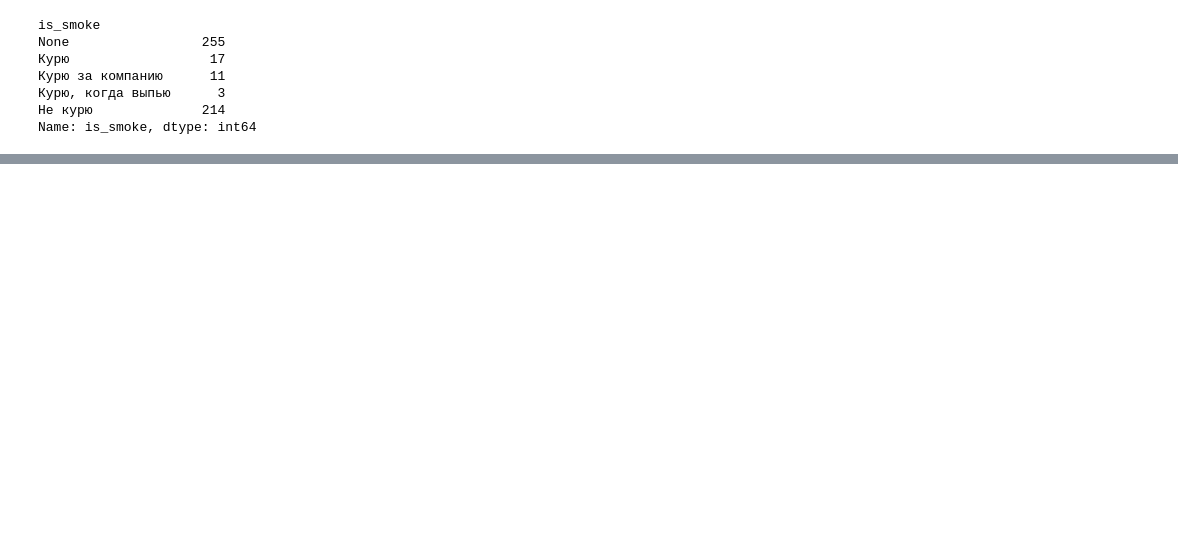
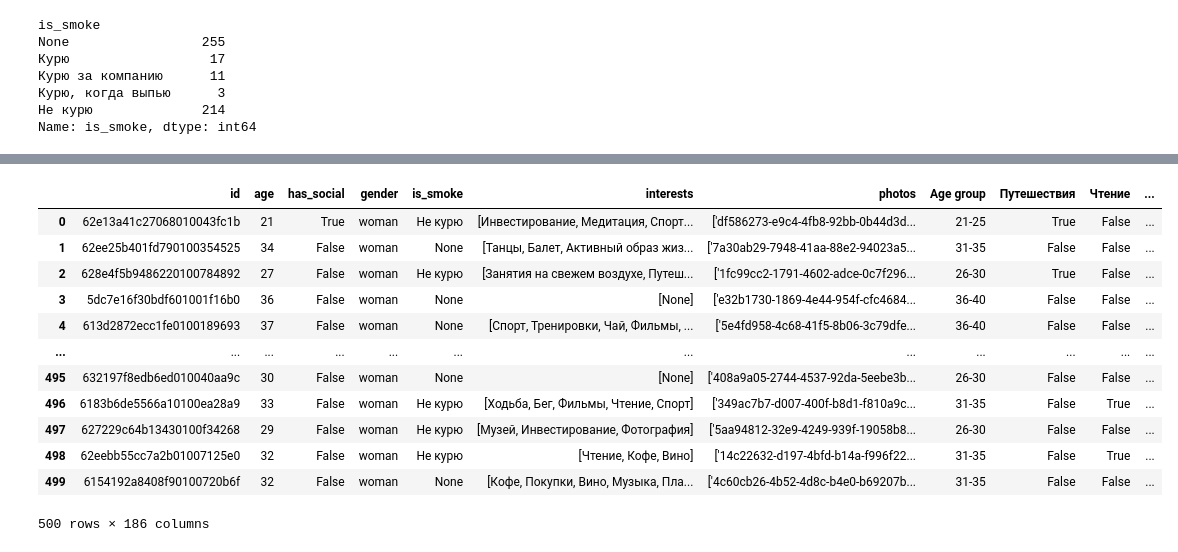
Before and after one commit to e-margot/TinAnal, a Jupyter notebook: Convert_json_to_csv.ipynb, the cells around one changed output, grey strips where cells are left out. Cells and saved outputs as stored; diff of their text form; code cells hidden in the pictures; blank space fills up the shorter version.

```diff
--- a/Convert_json_to_csv.ipynb
+++ b/Convert_json_to_csv.ipynb
@@ -168,0 +517,16 @@ Name: is_smoke, dtype: int64
+# %%
+res
+# %% [output]
+|  | id | age | has_social | gender | is_smoke | interests | photos | Age group | Путешествия | Чтение | ... |
+| 0 | 62e13a41c27068010043fc1b | 21 | True | woman | Не курю | [Инвестирование, Медитация, Спорт... | ['df586273-e9c4-4fb8-92bb-0b44d3d... | 21-25 | True | False | ... |
+| 1 | 62ee25b401fd790100354525 | 34 | False | woman | None | [Танцы, Балет, Активный образ жиз... | ['7a30ab29-7948-41aa-88e2-94023a5... | 31-35 | False | False | ... |
+| 2 | 628e4f5b9486220100784892 | 27 | False | woman | Не курю | [Занятия на свежем воздухе, Путеш... | ['1fc99cc2-1791-4602-adce-0c7f296... | 26-30 | True | False | ... |
+| 3 | 5dc7e16f30bdf601001f16b0 | 36 | False | woman | None | [None] | ['e32b1730-1869-4e44-954f-cfc4684... | 36-40 | False | False | ... |
+| 4 | 613d2872ecc1fe0100189693 | 37 | False | woman | None | [Спорт, Тренировки, Чай, Фильмы, ... | ['5e4fd958-4c68-41f5-8b06-3c79dfe... | 36-40 | False | False | ... |
+| ... | ... | ... | ... | ... | ... | ... | ... | ... | ... | ... | ... |
+| 495 | 632197f8edb6ed010040aa9c | 30 | False | woman | None | [None] | ['408a9a05-2744-4537-92da-5eebe3b... | 26-30 | False | False | ... |
+| 496 | 6183b6de5566a10100ea28a9 | 33 | False | woman | Не курю | [Ходьба, Бег, Фильмы, Чтение, Спорт] | ['349ac7b7-d007-400f-b8d1-f810a9c... | 31-35 | False | True | ... |
+| 497 | 627229c64b13430100f34268 | 29 | False | woman | Не курю | [Музей, Инвестирование, Фотография] | ['5aa94812-32e9-4249-939f-19058b8... | 26-30 | False | False | ... |
+| 498 | 62eebb55cc7a2b01007125e0 | 32 | False | woman | Не курю | [Чтение, Кофе, Вино] | ['14c22632-d197-4bfd-b14a-f996f22... | 31-35 | False | True | ... |
+| 499 | 6154192a8408f90100720b6f | 32 | False | woman | None | [Кофе, Покупки, Вино, Музыка, Пла... | ['4c60cb26-4b52-4d8c-b4e0-b69207b... | 31-35 | False | False | ... |
+500 rows × 186 columns
```
Also changed, not shown: parts of 50 cells of this notebook.
